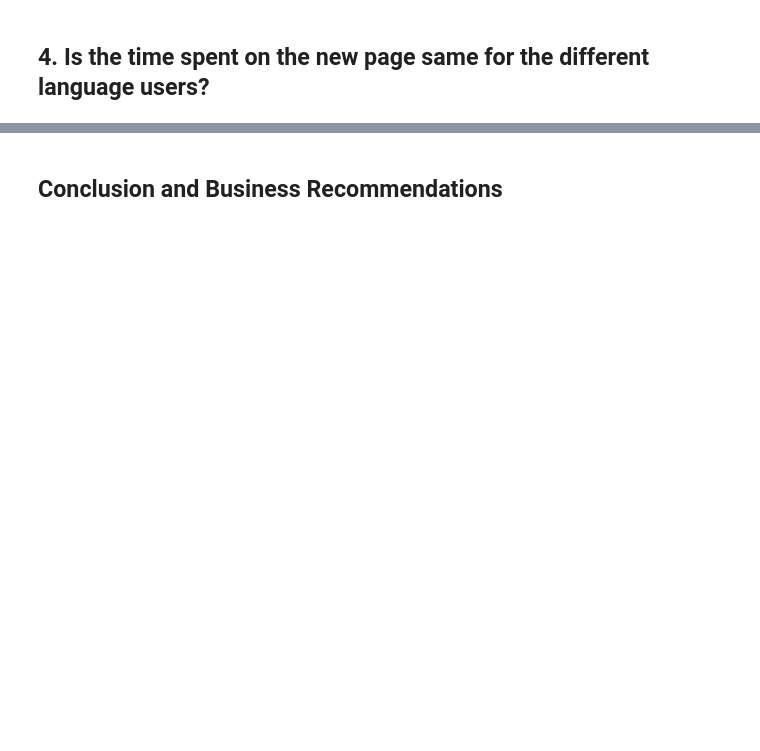
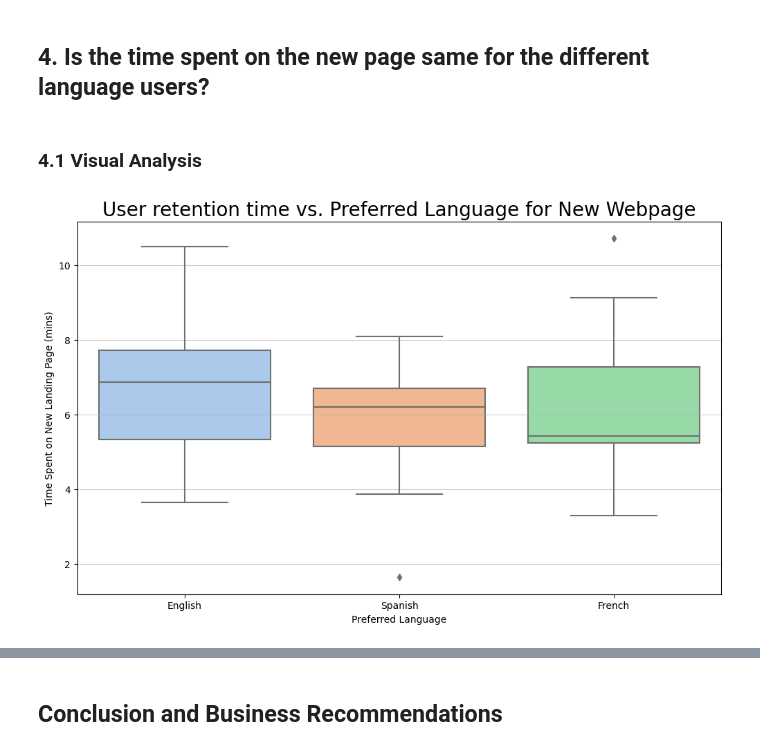
Before and after one commit to YatikT/Coursework, a Jupyter notebook: Project File Stats.ipynb, the cells around one changed output, grey strips where cells are left out. Saved outputs shown, nothing was run; the diff lists cells and outputs as text; code cells hidden in the pictures; blank space fills up the shorter version.

```diff
--- a/Project File Stats.ipynb
+++ b/Project File Stats.ipynb
@@ -347,2 +422,16 @@ round(p_value,5)
 # %% [markdown]
 ## 4. Is the time spent on the new page same for the different language users?
+# %% [markdown]
+### 4.1 Visual Analysis
+# %%
+# Creating a bar plot on the time spent on the new landing page based off user's preferred language
+
+plt.figure(figsize=(12,7)) # Generate plot area
+sns.boxplot(data=df_treatment, x='language_preferred', y='time_spent_on_the_page', palette = 'pastel')
+
+plt.grid(axis='y', linewidth=0.5) # Adding horizontal lines in the graph
+plt.ylabel('Time Spent on New Landing Page (mins)') # Adding y-axis label
+plt.xlabel('Preferred Language') # Adding x-axis label
+plt.title('User retention time vs. Preferred Language for New Webpage', fontsize = 20) ; # Adding Graph Title
+# %% [output]
+[figure, added]
```
Also changed, not shown: parts of 51 cells of this notebook.
